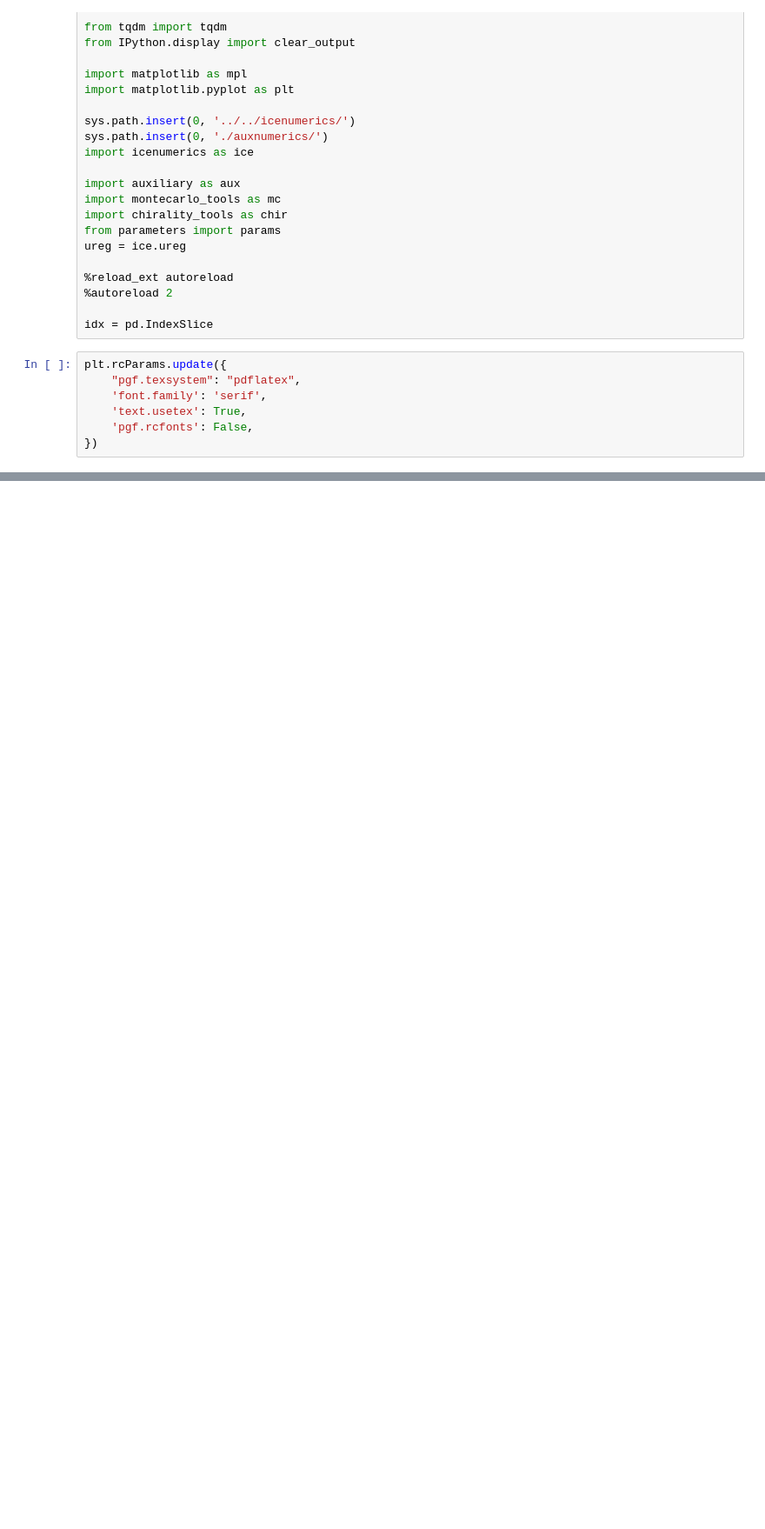
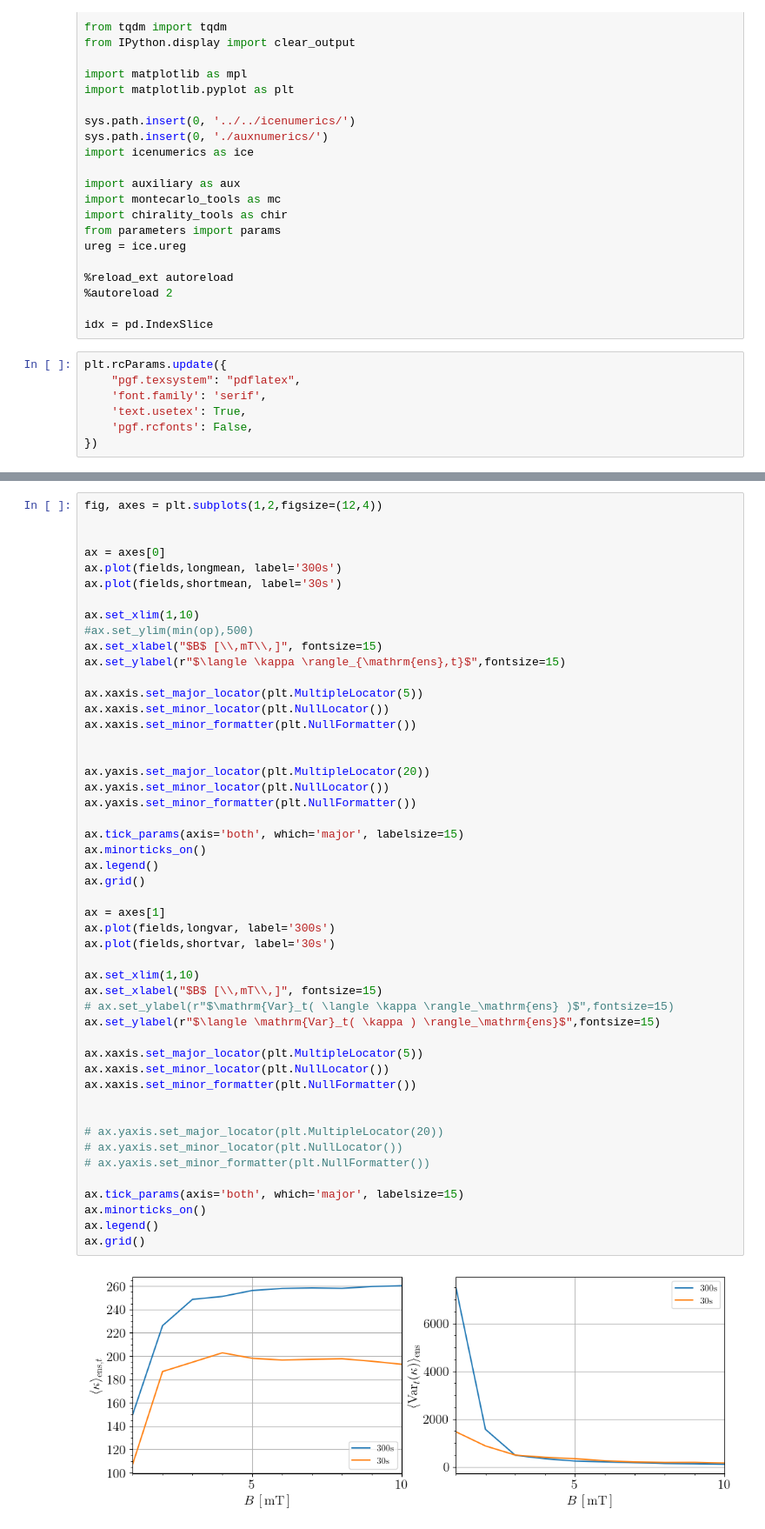
Before and after one commit to leogabac/stuckgs, a Jupyter notebook: src/orderparameter_long.ipynb, the cells around one changed output, grey strips where cells are left out. Shown at 87% size. Cells and saved outputs as stored; diff of their text form; blank space fills up the shorter version.

```diff
--- a/src/orderparameter_long.ipynb
+++ b/src/orderparameter_long.ipynb
@@ -59,2 +96,53 @@ for field, cpd in opdf.groupby('field'):
+# %%
+fig, axes = plt.subplots(1,2,figsize=(12,4))
+
+
+ax = axes[0]
+ax.plot(fields,longmean, label='300s')
+ax.plot(fields,shortmean, label='30s')
+
+ax.set_xlim(1,10)
+#ax.set_ylim(min(op),500)
+ax.set_xlabel("$B$ [\\,mT\\,]", fontsize=15)
+ax.set_ylabel(r"$\langle \kappa \rangle_{\mathrm{ens},t}$",fontsize=15)
+
+ax.xaxis.set_major_locator(plt.MultipleLocator(5))
+ax.xaxis.set_minor_locator(plt.NullLocator())
+ax.xaxis.set_minor_formatter(plt.NullFormatter())
+
+
+ax.yaxis.set_major_locator(plt.MultipleLocator(20))
+ax.yaxis.set_minor_locator(plt.NullLocator())
+ax.yaxis.set_minor_formatter(plt.NullFormatter())
+
+ax.tick_params(axis='both', which='major', labelsize=15)
+ax.minorticks_on()
+ax.legend()
+ax.grid()
+
+ax = axes[1]
+ax.plot(fields,longvar, label='300s')
+ax.plot(fields,shortvar, label='30s')
+
+ax.set_xlim(1,10)
+ax.set_xlabel("$B$ [\\,mT\\,]", fontsize=15)
+# ax.set_ylabel(r"$\mathrm{Var}_t( \langle \kappa \rangle_\mathrm{ens} )$",fontsize=15)
+ax.set_ylabel(r"$\langle \mathrm{Var}_t( \kappa ) \rangle_\mathrm{ens}$",fontsize=15)
+
+ax.xaxis.set_major_locator(plt.MultipleLocator(5))
+ax.xaxis.set_minor_locator(plt.NullLocator())
+ax.xaxis.set_minor_formatter(plt.NullFormatter())
+
+
+# ax.yaxis.set_major_locator(plt.MultipleLocator(20))
+# ax.yaxis.set_minor_locator(plt.NullLocator())
+# ax.yaxis.set_minor_formatter(plt.NullFormatter())
+
+ax.tick_params(axis='both', which='major', labelsize=15)
+ax.minorticks_on()
+ax.legend()
+ax.grid()
+# %% [output]
+[figure, added]
 # %%
 fig, ax = plt.subplots(figsize=(4,4))
```
Also changed, not shown: parts of 10 cells of this notebook, 2 other files.
